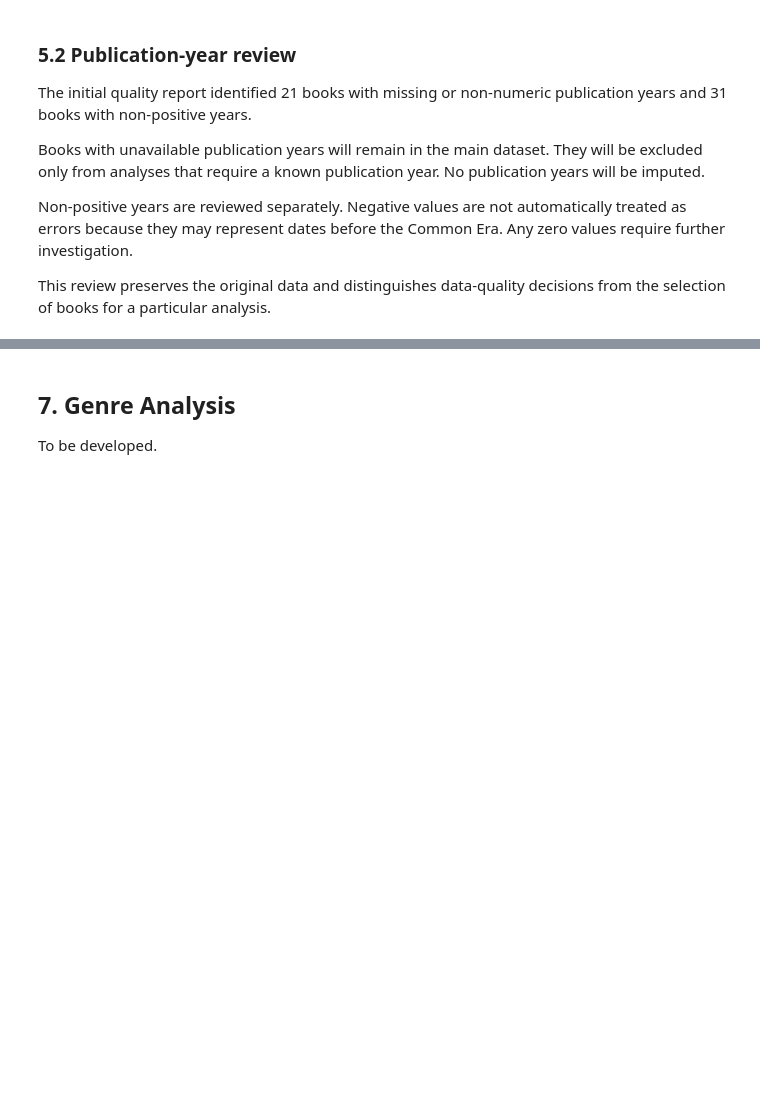
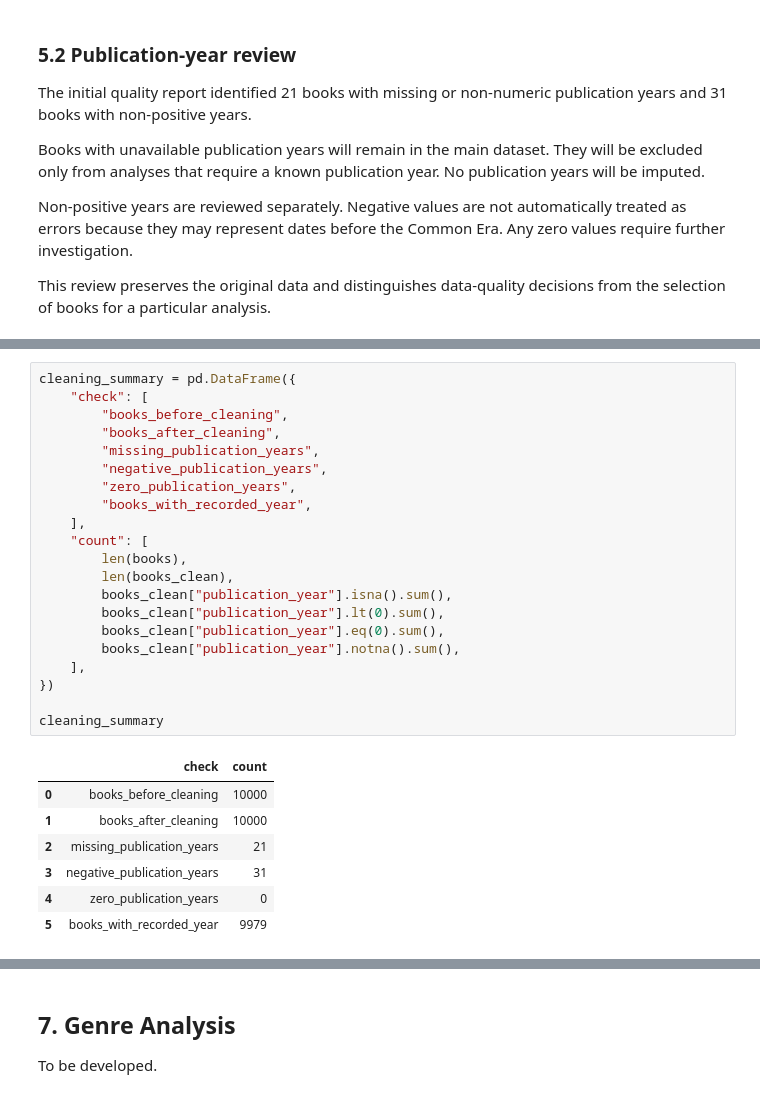
Before and after one commit to sofiagolla04/page-turners, a Jupyter notebook: page_turners_analysis.ipynb, the cells around one changed output, grey strips where cells are left out. Cells and saved outputs as stored; diff of their text form; blank space fills up the shorter version.

```diff
--- a/page_turners_analysis.ipynb
+++ b/page_turners_analysis.ipynb
@@ -342,0 +350,29 @@ books_clean[
+# %%
+cleaning_summary = pd.DataFrame({
+    "check": [
+        "books_before_cleaning",
+        "books_after_cleaning",
+        "missing_publication_years",
+        "negative_publication_years",
+        "zero_publication_years",
+        "books_with_recorded_year",
+    ],
+    "count": [
+        len(books),
+        len(books_clean),
+        books_clean["publication_year"].isna().sum(),
+        books_clean["publication_year"].lt(0).sum(),
+        books_clean["publication_year"].eq(0).sum(),
+        books_clean["publication_year"].notna().sum(),
+    ],
+})
+
+cleaning_summary
+# %% [output]
+|  | check | count |
+| 0 | books_before_cleaning | 10000 |
+| 1 | books_after_cleaning | 10000 |
+| 2 | missing_publication_years | 21 |
+| 3 | negative_publication_years | 31 |
+| 4 | zero_publication_years | 0 |
+| 5 | books_with_recorded_year | 9979 |
```
Also changed, not shown: parts of 8 cells of this notebook, 1 other file.
